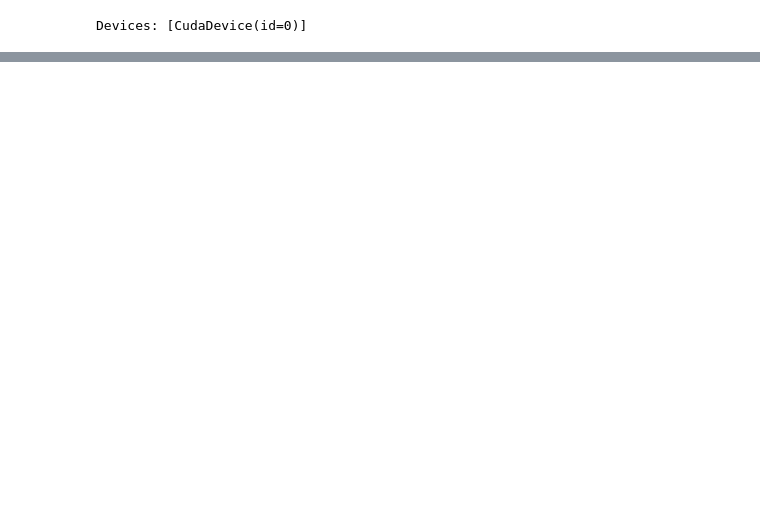
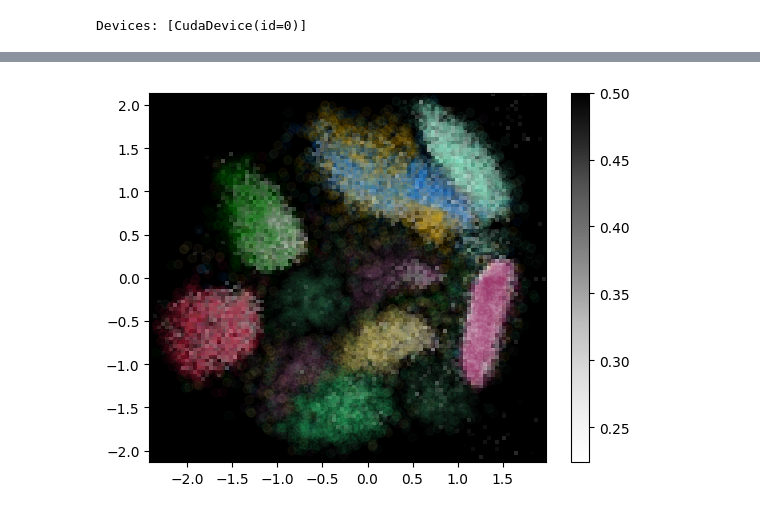
Before and after one commit to foundry-ai/foundry, a Jupyter notebook: projects/image-diffusion/notebooks/linearity.ipynb, the cells around one changed output, grey strips where cells are left out. Saved outputs shown, nothing was run; the diff lists cells and outputs as text; code cells hidden in the pictures; blank space fills up the shorter version.

```diff
--- a/projects/image-diffusion/notebooks/linearity.ipynb
+++ b/projects/image-diffusion/notebooks/linearity.ipynb
@@ -57,15 +60,7 @@ vars = checkpoint.vars
 normalizer, train_data, test_data = checkpoint.create_data()
 train_data = jax.vmap(normalizer.normalize)(train_data.as_pytree())
 test_data = jax.vmap(normalizer.normalize)(test_data.as_pytree())
-if checkpoint.config.condition_type == "tsne":
-    latents = test_data.cond
-    encode = lambda x: x
-    decode = lambda x: x
-else:
-    from latent_embed import train_embedding
-    latents, encode, decode = train_embedding(
-        test_data.cond, mode="tsne",
-        iterations=10_000
-    )
+
+latents = test_data.cond
 embed_scatter(latents, test_data.label)
 # %% [output]
@@ -208,3 +164,13 @@ assert NUM_KEYPOINTS <= keypoints.shape[0]
+# %%
+err = lambda val_a, val_b: npx.sqrt(npx.mean(npx.square(val_a - val_b)) )
+eval_cond = lambda val_a, val_b: npx.mean(F.vmap(err)(val_a, val_b))
+errs = F.vmap(F.vmap(eval_cond))(eval_samples.out_model, eval_samples.out_nw)
+
+plt.pcolormesh(sample_conds_xs, sample_conds_ys, errs.clip(0,0.5), cmap="Greys")
+plt.colorbar()
+embed_scatter(latents, test_data.label, alpha=0.04)
+# %% [output]
+[figure, added]
 # %%
 import foundry.train
 import foundry.train.console
```
Also changed, not shown: parts of 13 cells of this notebook, 28 other files.
